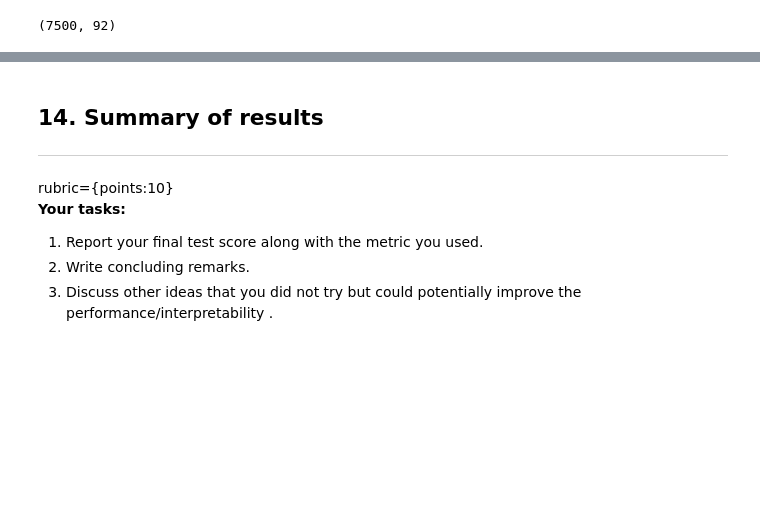
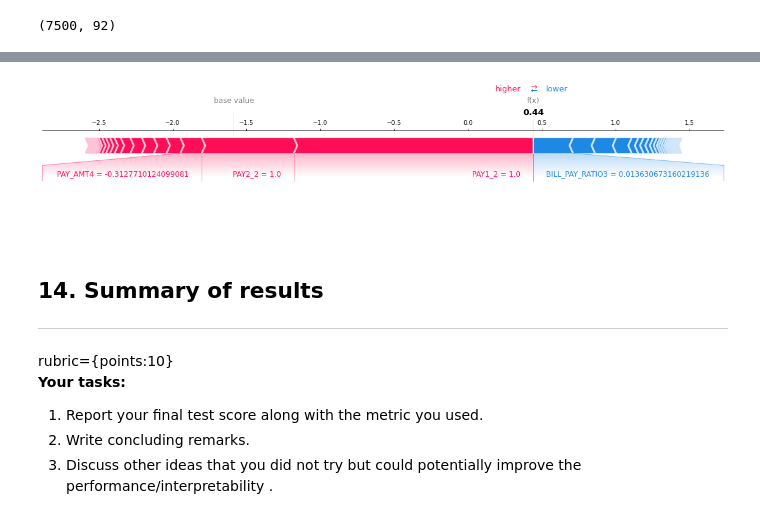
Before and after one commit to xhnatiuk/cpsc330, a Jupyter notebook: hw/hw6/hw6.ipynb, the cells around one changed output, grey strips where cells are left out. Drawn from its saved outputs; the diff is of its cells as text; code cells hidden in the pictures; blank space fills up the shorter version.

```diff
--- a/hw/hw6/hw6.ipynb
+++ b/hw/hw6/hw6.ipynb
@@ -1085,11 +1097,13 @@ shap.force_plot(
 # %%
 # Try an example on X_test
 shap.force_plot(
-    lgbm_explainer.expected_value[1],
+    lg_explainer.expected_value[1],
     test_lgbm_shap_values[1][sample_ind_1, :],
     X_test_enc.iloc[sample_ind_1, :],
     matplotlib=True,
 )
+# %% [output]
+[figure, added]
 # %% [markdown]
 ## 14. Summary of results <a name="13"></a>
 <hr>
```
Also changed, not shown: parts of 43 cells of this notebook, 8 other files.
